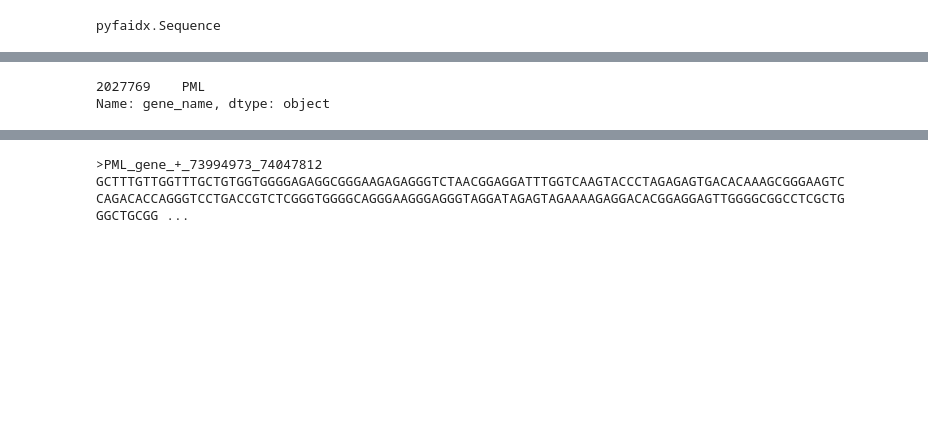
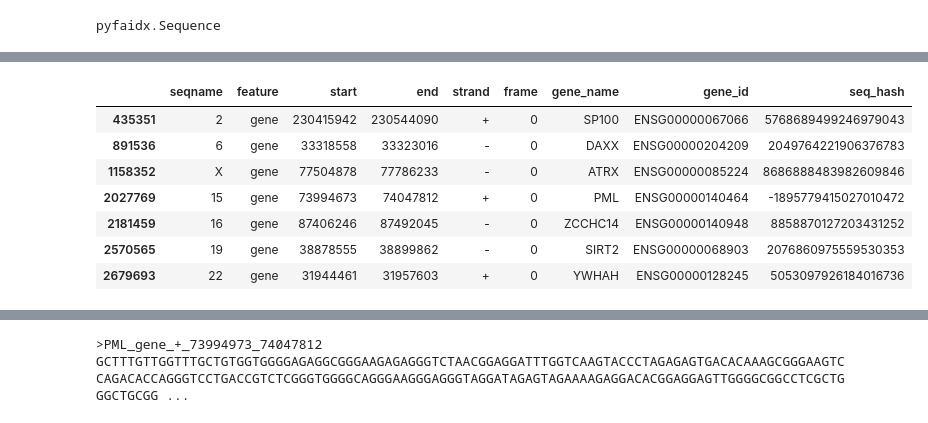
Before and after one commit to milescsmith/merrycrispr, a Jupyter notebook: merrycrispr/notebooks/seqextractor_prototyping-Copy1.ipynb, the cells around one changed output, grey strips where cells are left out. Saved outputs shown, nothing was run; the diff lists cells and outputs as text; code cells hidden in the pictures; blank space fills up the shorter version.

```diff
--- a/merrycrispr/notebooks/seqextractor_prototyping-Copy1.ipynb
+++ b/merrycrispr/notebooks/seqextractor_prototyping-Copy1.ipynb
@@ -11,26 +13,34 @@ from gtfparse import read_gtf
 # %%
 gtffile = "/Users/milessmith/workspace/ensembl/Homo_sapiens.GRCh38.94.gtf.gz"
-fastafile = "/Users/milessmith/workspace/ensembl/Homo_sapiens.GRCh38.dna.primary_assembly.fa"
+fastafile = (
+    "/Users/milessmith/workspace/ensembl/Homo_sapiens.GRCh38.dna.primary_assembly.fa"
+)
 feature_type = "gene"
 outfile = "/Users/milessmith/workspace/merrycrispr/merrycrispr/data/test.fasta"
-gene_name = ["PML"]
+gene_names = ["PML", "SP100", "DAXX", "ATRX", "SIRT2", "ZCCHC14", "YWHAH"]
 # gene_name = None
 boundary = 0
 # %%
 records = read_gtf(gtffile)
 if gene_name:
-    records = records[records['gene_name'].isin(gene_name)]
+    records = records[records["gene_name"].isin(gene_names)]
 if feature_type:
-    records = records[records['feature'] == feature_type]
-    records = records[['seqname',
-                       'feature',
-                       'start',
-                       'end',
-                       'strand',
-                       'frame',
-                       'gene_name',
-                       f'{feature_type}_id']].drop_duplicates()
+    records = records[records["feature"] == feature_type]
+    records = records[
+        [
+            "seqname",
+            "feature",
+            "start",
+            "end",
+            "strand",
+            "frame",
+            "gene_name",
+            f"{feature_type}_id",
+        ]
+    ].drop_duplicates()
 else:
-    records = records[['seqname', 'feature', 'start', 'end', 'strand', 'frame', 'gene_name']].drop_duplicates()
+    records = records[
+        ["seqname", "feature", "start", "end", "strand", "frame", "gene_name"]
+    ].drop_duplicates()
 # %% [output]
 INFO:root:Extracted GTF attributes: ['gene_id', 'gene_version', 'gene_name', 'gene_source', 'gene_biotype', 'transcript_id', 'transcript_version', 'transcript_name', 'transcript_source', 'transcript_b ...
@@ -107,5 +90,11 @@ Matching features to sequences: 0/Int64Index([2027769], dtype='int64')  0% ||Ela
 # %%
-records.gene_name
+records
 # %% [output]
-2027769    PML
-Name: gene_name, dtype: object
+|  | seqname | feature | start | end | strand | frame | gene_name | gene_id | seq_hash |
+| 435351 | 2 | gene | 230415942 | 230544090 | + | 0 | SP100 | ENSG00000067066 | 5768689499246979043 |
+| 891536 | 6 | gene | 33318558 | 33323016 | - | 0 | DAXX | ENSG00000204209 | 2049764221906376783 |
+| 1158352 | X | gene | 77504878 | 77786233 | - | 0 | ATRX | ENSG00000085224 | 8686888483982609846 |
+| 2027769 | 15 | gene | 73994673 | 74047812 | + | 0 | PML | ENSG00000140464 | -1895779415027010472 |
+| 2181459 | 16 | gene | 87406246 | 87492045 | - | 0 | ZCCHC14 | ENSG00000140948 | 8858870127203431252 |
+| 2570565 | 19 | gene | 38878555 | 38899862 | - | 0 | SIRT2 | ENSG00000068903 | 2076860975559530353 |
+| 2679693 | 22 | gene | 31944461 | 31957603 | + | 0 | YWHAH | ENSG00000128245 | 5053097926184016736 |
```
Also changed, not shown: parts of 41 cells of this notebook, 8 other files.
